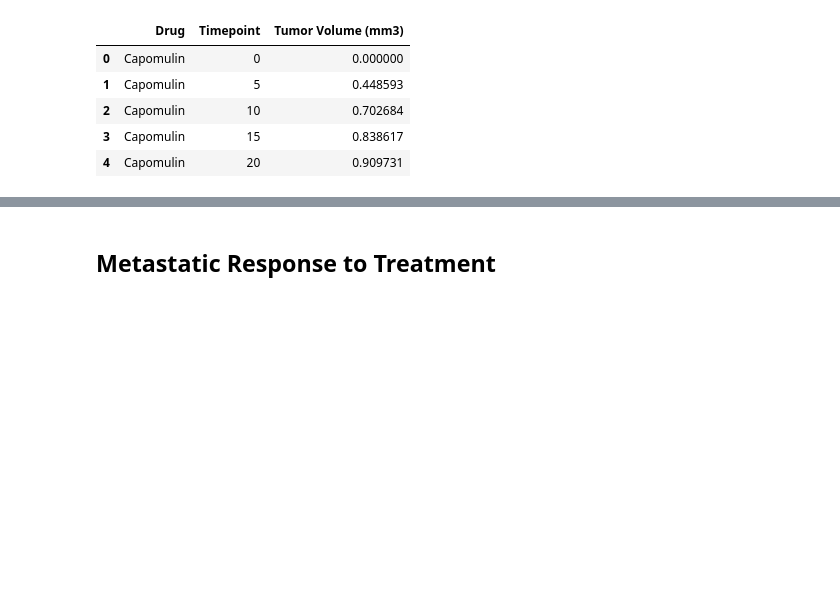
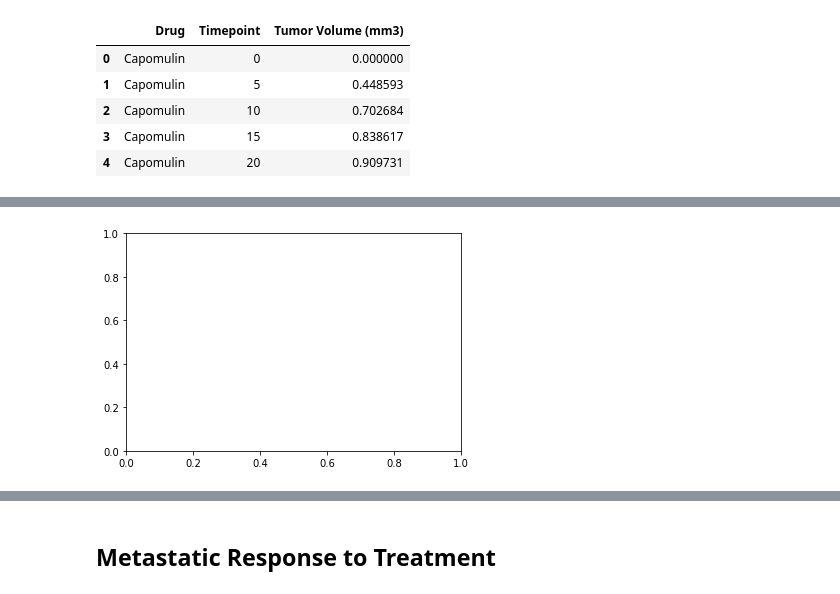
Before and after one commit to patrickharrington6717/matplotlib-challenge, a Jupyter notebook: pymaceuticals_starter.ipynb, the cells around one changed output, grey strips where cells are left out. Saved outputs shown, nothing was run; the diff lists cells and outputs as text; code cells hidden in the pictures; blank space fills up the shorter version.

```diff
--- a/pymaceuticals_starter.ipynb
+++ b/pymaceuticals_starter.ipynb
@@ -164,0 +149,5 @@ plt.show()
+# %%
+fig, ax = plt.subplots()
+x_axis = pivot_df.index.values
+# %% [output]
+[figure, added]
```
Also changed, not shown: parts of 7 cells of this notebook.
